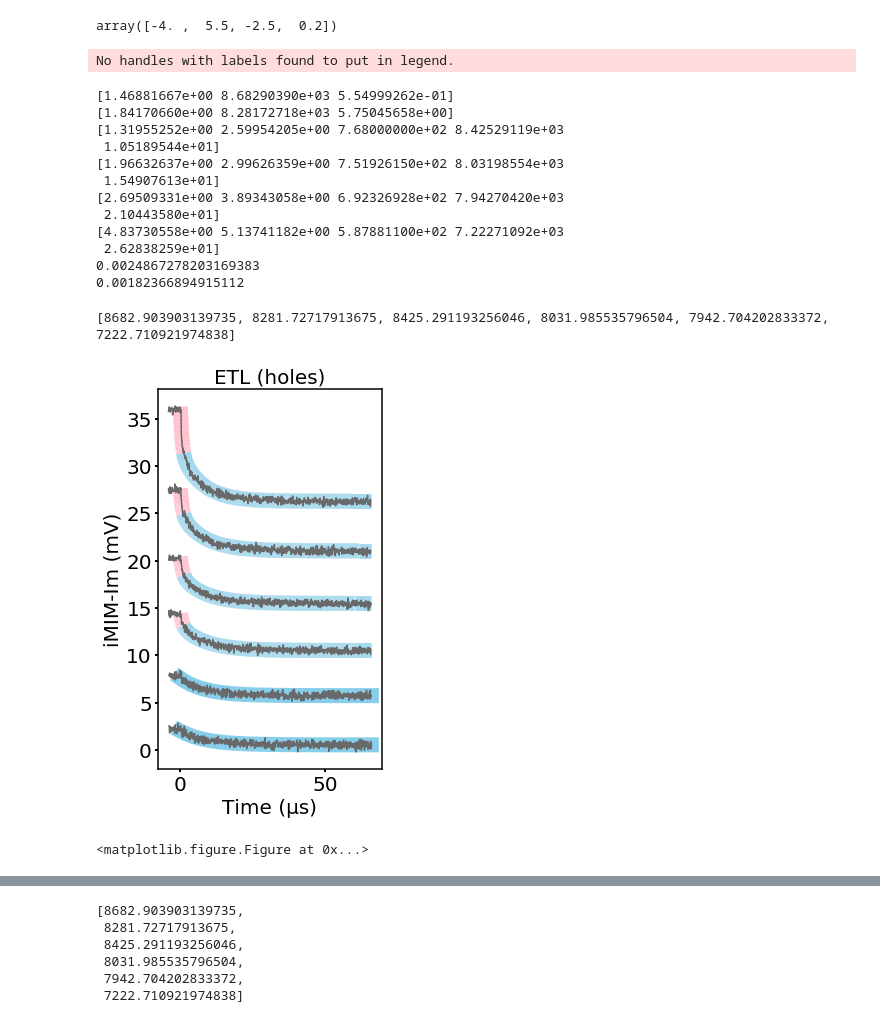
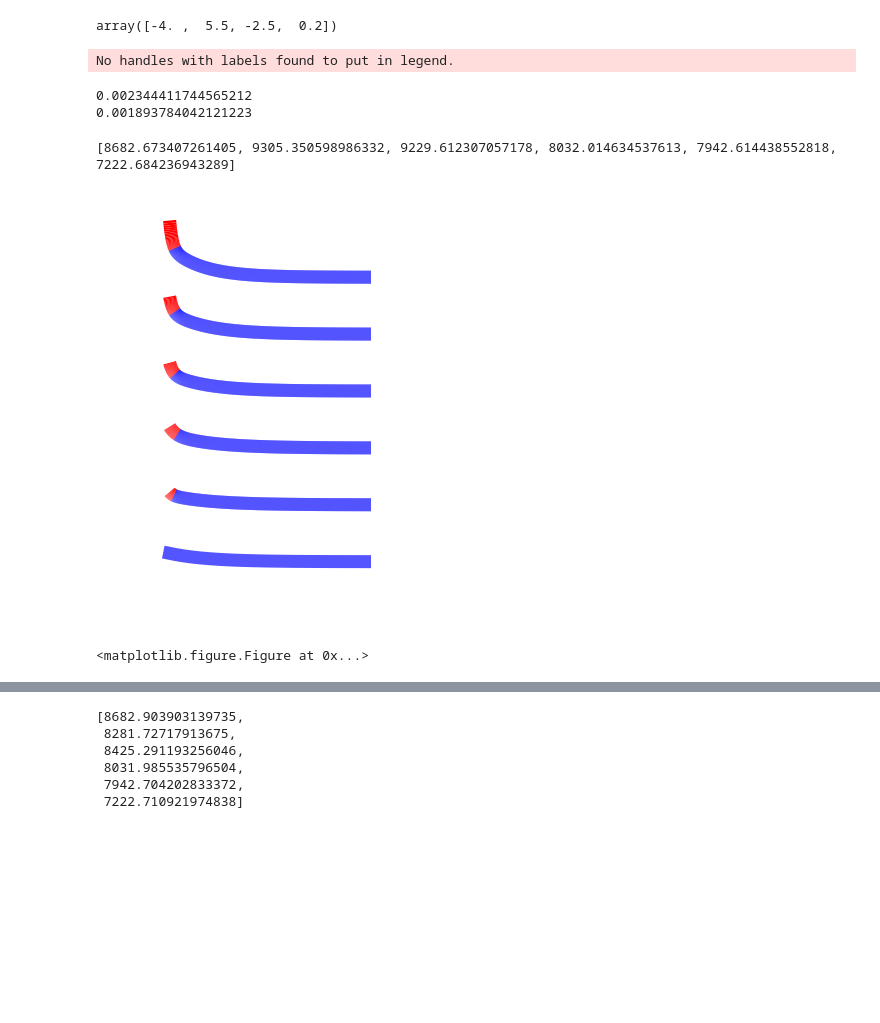
Before and after one commit to xuejianma/LabTools, a Jupyter notebook: lifeTimeProcesses.ipynb, the cells around one changed output, grey strips where cells are left out. Cells and saved outputs as stored; diff of their text form; code cells hidden in the pictures; blank space fills up the shorter version.

```diff
--- a/lifeTimeProcesses.ipynb
+++ b/lifeTimeProcesses.ipynb
@@ -818,7 +894,7 @@ ETL_intensity_files = [#"2020-06-26_7kHz_result_0.0004_446nm_KaiZhu_Provskite_Ti
                       ]
 ETL_intensity_list = [-pd.read_csv(ETL_root+file,header=None)[0].values for file in ETL_intensity_files]
 plt.figure(figsize=(4,7))
-plt.title("ETL (holes)")
+# plt.title("ETL (holes)")
 plt.xlabel('Time (µs)')
 plt.ylabel('iMIM-Im (mV)')
 
@@ -837,15 +913,21 @@ for ind,etl in enumerate(ETL_intensity_list):
     cutoff = cutoff_raw-minor_shift[ind]
     num_points = 1400
     unit_time = 50
+    stack_distance = 10*ind#7*ind
+
     xlist = np.arange(0,num_points*unit_time,unit_time) - cutoff*unit_time
-    ydata = etl+5*ind
-    plt.plot(xlist[:len(ydata)]/1e3,ydata,color='dimgray')
+
+    ydata = etl#+5*ind
     ETL_buffer['x'].append(xlist[:len(ydata)]/1e3)
     ETL_buffer['y'].append(ydata)
     ETL_buffer['yraw'].append(etl)
-    if ind >=2:
+    if ind >=1:
         popt_new,perr_new = curve_fit_new(decay2,xlist[cutoff:len(ydata)],ydata[cutoff:],bounds=[[0,0,0,5e3/unit_time,0],[np.inf,np.inf,768/unit_time,np.inf,np.inf]])
-
+        ##get rid of base voltage
+        ydata-=popt_new[-1]
+        ydata += stack_distance
+        popt_new,perr_new = curve_fit_new(decay2,xlist[cutoff:len(ydata)],ydata[cutoff:])
+        #######
         ETL_buffer['popt'].append(popt_new)
         fast_ind = np.argmin(popt_new[2:4])
         slow_ind = np.argmax(popt_new[2:4])
@@ -864,13 +946,20 @@ for ind,etl in enumerate(ETL_intensity_list):
 #         print(prop)
         fast_fit = []
         slow_fit = []
-        plotTwoColors(xlist[cutoff:len(ydata)]/1e3,fit_data,'skyblue','pink',threshy,linewidth=15)
+#         plotTwoColors(xlist[cutoff:len(ydata)]/1e3,fit_data,'skyblue','pink',threshy,linewidth=15)
+        plotTwoColors(xlist[cutoff:len(ydata)]/1e3,fit_data,'blue','red',threshy,linewidth=13)
+
         ETL_buffer['fitx'].append(xlist[cutoff:len(ydata)]/1e3)
         ETL_buffer['fity'].append(fit_data)
         ETL_buffer['fityraw'].append(fit_data-5*ind)
         ETL_buffer['threshy'].append(threshy)
     else:
         popt_new,perr_new = curve_fit_new(decay1,xlist[cutoff:len(ydata)],ydata[cutoff:])
+        ##get rid of base voltage
+        ydata-=popt_new[-1]
+        ydata += stack_distance
+        popt_new,perr_new = curve_fit_new(decay1,xlist[cutoff:len(ydata)],ydata[cutoff:])
+        #######
         ETL_buffer['popt'].append(popt_new)
         slow_list.append(popt_new[1])
         slow_A_list.append(popt_new[0])
@@ -881,12 +970,21 @@ for ind,etl in enumerate(ETL_intensity_list):
         slow_error_list.append(np.nan)
         slow_A_error_list.append(0)
         fit_data = decay1(xlist[cutoff:len(ydata)],*popt_new)
-        plt.plot(xlist[cutoff:len(ydata)]/1e3,fit_data,color='skyblue',linewidth=15,zorder=-8)
+#         plt.plot(xlist[cutoff:len(ydata)]/1e3,fit_data,color='skyblue',linewidth=15,zorder=-8)
+        plt.plot(xlist[cutoff:len(ydata)]/1e3,fit_data,color=np.array([85,85,255])/255,linewidth=13,zorder=-8)
+
         ETL_buffer['fitx'].append(xlist[cutoff:len(ydata)]/1e3)
         ETL_buffer['fity'].append(fit_data)
         ETL_buffer['fityraw'].append(fit_data-5*ind)
         ETL_buffer['threshy'].append(None)
+#     plt.plot(xlist[:len(ydata)]/1e3,ydata,color='dimgray')
+    plt.plot(xlist[:len(ydata)]/1e3,ydata,color=[0,0,0,0])
+
+
 plt.legend(edgecolor='None')
+
+plt.xlim(-5,45)
+plt.gca().set_axis_off()
 
 #     plt.plot(xlist[cutoff:len(ydata)]/1e3,decay2(xlist[cutoff:len(ydata)],*popt_new),color='red',linewidth=2)
 #     plt.plot(xlist[cutoff:len(ydata)]/1e3,decay1(xlist[cutoff:len(ydata)],popt_new[slow_ind],popt_new[slow_ind+2],popt_new[-1])-popt_new[-1]/offsetdiv,color='red',linewidth=2)
@@ -925,45 +1023,35 @@ ax = axs[1]
 ax.plot(intensity_list,[item1/(item1+item2) for item1,item2 in zip(slow_A_list,fast_A_list)],'.--',markersize=20,color='gray')
 ax.set_ylim(0,1.1)
 # ax.set_title('ETL Effectiveness')
 ax.text(1100,0.95, 'ETL Effectiveness', ha="center", va="center", rotation=0,fontsize=20,color='dimgray')
 # ax.set_xlabel("$P_c$ (mW/cm²)")
 ax.set_ylabel('$\\frac{Slow\ A₂}{Fast\ A₁+Slow\ A₂}$')
 ax.set_xticks([])
 
 # plt.figure()
 ax = axs[2]
 ETL_t_list = slow_list
 HTL_t_list = fast_list
 ETL_mean = np.nanmean(ETL_t_list)/1e3
 HTL_mean = np.nanmean(HTL_t_list)/1e3
 ax.plot(intensity_list,np.asarray(ETL_t_list)/1e3,color='blue',marker='s',label='Slow τ₂')#label='$\overline{τ}_{hole}$='+'{:.2f}'.format(ETL_mean)+'µs')
 ax.errorbar(intensity_list,np.asarray(ETL_t_list)/1e3,fmt='-_',yerr=3*np.asarray(slow_error_list)/1e3,capsize=7.5,color='blue',ls='none')
 ax.plot(intensity_list,np.asarray(HTL_t_list)/1e3,color='red',marker='o',label='Fast τ₁')#label='$\overline{τ}_{electron}$='+'{:.2f}'.format(HTL_mean)+'µs')
 ax.errorbar(intensity_list,np.asarray(HTL_t_list)/1e3,fmt='-_',yerr=3*np.asarray(fast_error_list)/1e3,capsize=7.5,color='red',ls='none')
 ax.set_yscale('log')
 ax.set_ylim(1e-2,5e1)
 ax.legend(loc='lower left')
 ax.set_ylabel('Lifetime (µs)')
 ax.set_xlabel("$P_c$ (mW/cm²)")
 # ax.set_title('ETL (holes)')
 fig.tight_layout(pad=-1.4)
 
 plt.savefig('./imgs/etl_analysis.png',bbox_inches='tight',dpi=300)
 print(slow_list)
 # %% [output]
 No handles with labels found to put in legend.
-[1.46881667e+00 8.68290390e+03 5.54999262e-01]
-[1.84170660e+00 8.28172718e+03 5.75045658e+00]
-[1.31955252e+00 2.59954205e+00 7.68000000e+02 8.42529119e+03
- 1.05189544e+01]
-[1.96632637e+00 2.99626359e+00 7.51926150e+02 8.03198554e+03
- 1.54907613e+01]
-[2.69509331e+00 3.89343058e+00 6.92326928e+02 7.94270420e+03
- 2.10443580e+01]
-[4.83730558e+00 5.13741182e+00 5.87881100e+02 7.22271092e+03
- 2.62838259e+01]
-0.0024867278203169383
-0.00182366894915112
+0.002344411744565212
+0.001893784042121223
-[8682.903903139735, 8281.72717913675, 8425.291193256046, 8031.985535796504, 7942.704202833372, 7222.710921974838]
+[8682.673407261405, 9305.350598986332, 9229.612307057178, 8032.014634537613, 7942.614438552818, 7222.684236943289]
-[figure, old version]
+[figure, new version]
 <matplotlib.figure.Figure at 0x...>
```
Also changed, not shown: parts of 8 cells of this notebook, 35 other files.
